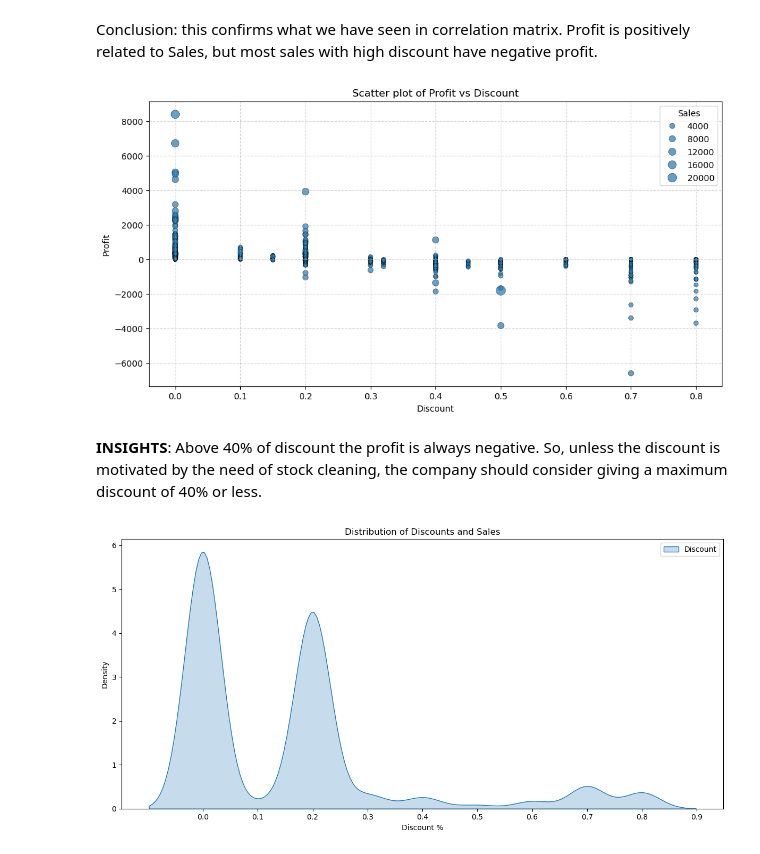
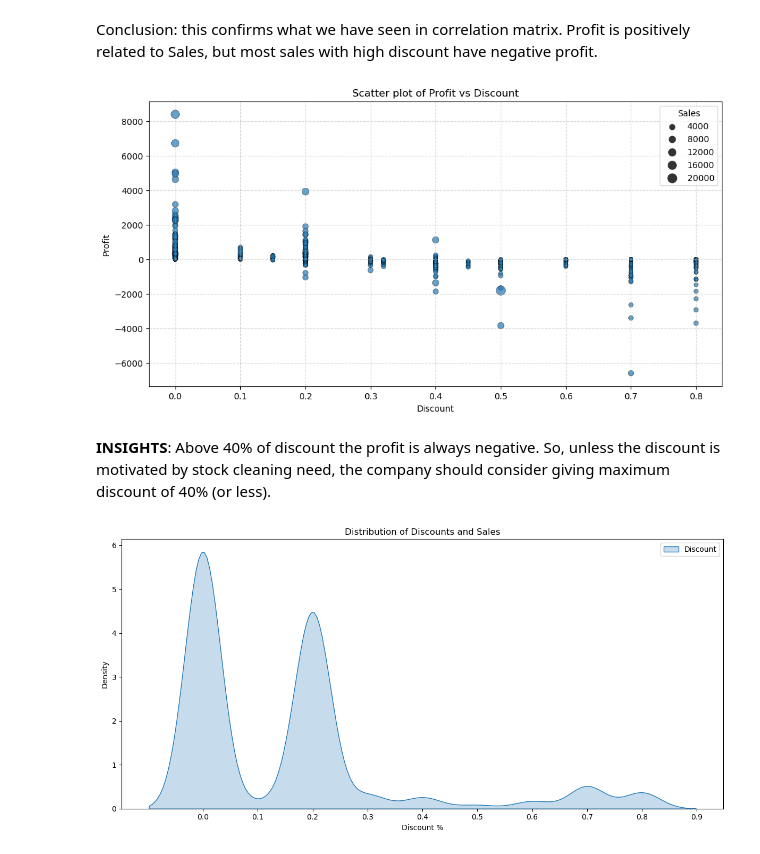
Before and after one commit to Kristinawk/final_project_ETL_Analytics, a Jupyter notebook: notebooks/02_preliminary_eda.ipynb, the cells around one changed output. Saved outputs shown, nothing was run; the diff lists cells and outputs as text; code cells hidden in the pictures.

```diff
--- a/notebooks/02_preliminary_eda.ipynb
+++ b/notebooks/02_preliminary_eda.ipynb
@@ -16,7 +21,7 @@ import textwrap
 
 pd.set_option('display.max_columns', None)
 # %%
-df = pd.read_csv('../data/Superstore_250218.csv')
+df = pd.read_csv('../data/Superstore_250307.csv')
 df.head()
 # %% [output]
 |  | Row ID | Order ID | Order Date | Ship Date | Ship Mode | Customer ID | Customer Name | Segment | Country | ... |
@@ -157,19 +162,19 @@ Conclusion: this confirms what we have seen in correlation matrix. Profit is pos
 # %%
 # Scatter plot - Profit vs Discount:
 
 plt.figure(figsize=(12, 6))
-sns.scatterplot(data=df, y='Profit', x='Discount', palette='viridis', size='Sales',
+sns.scatterplot(data=df, y='Profit', x='Discount', size='Sales',
                sizes=(20, 120), edgecolor='black', linewidth=0.4, alpha=0.7)
 
 plt.title('Scatter plot of Profit vs Discount')
 plt.xlabel('Discount')
 plt.ylabel('Profit')
 
 plt.grid(True, linestyle='--', alpha=0.5)
 # %% [output]
-[figure, old version]
+[figure, new version]
 # %% [markdown]
-**INSIGHTS**: Above 40% of discount the profit is always negative. So, unless the discount is motivated by the need of stock cleaning, the company should consider giving a maximum discount of 40% or less.
+**INSIGHTS**: Above 40% of discount the profit is always negative. So, unless the discount is motivated by stock cleaning  need, the company should consider giving maximum discount of 40% (or less).
 # %%
 # Plot KDE for Discount
 
```
Also changed, not shown: parts of 27 cells of this notebook, 4 other files.
